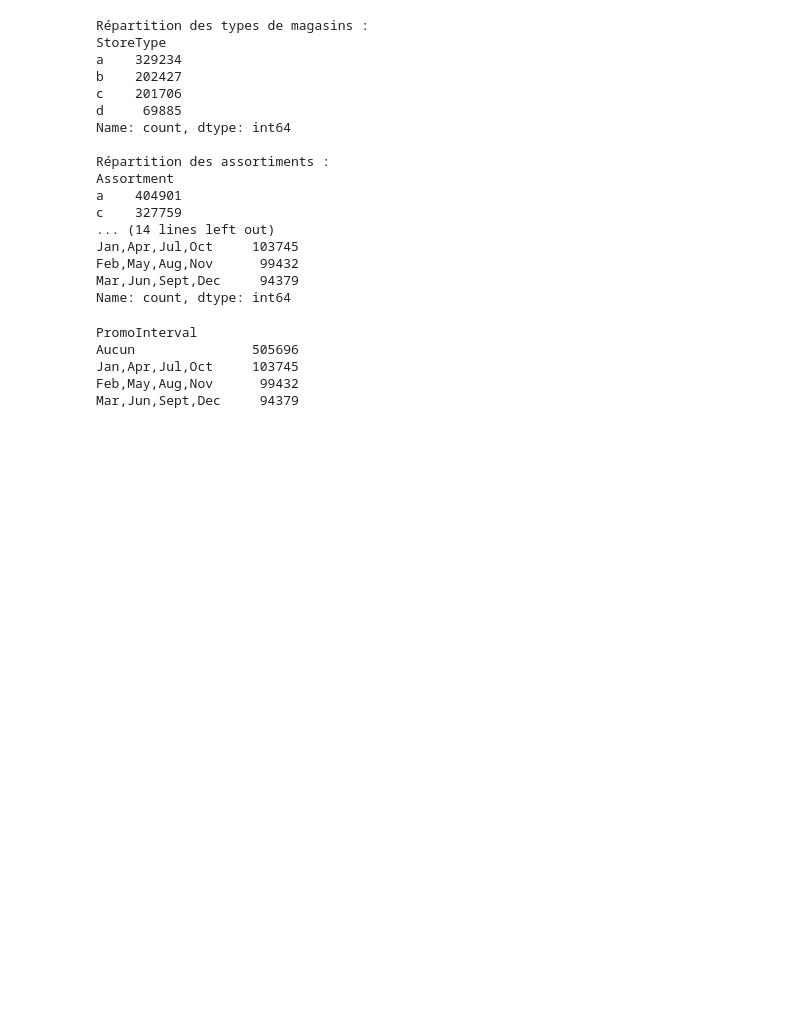
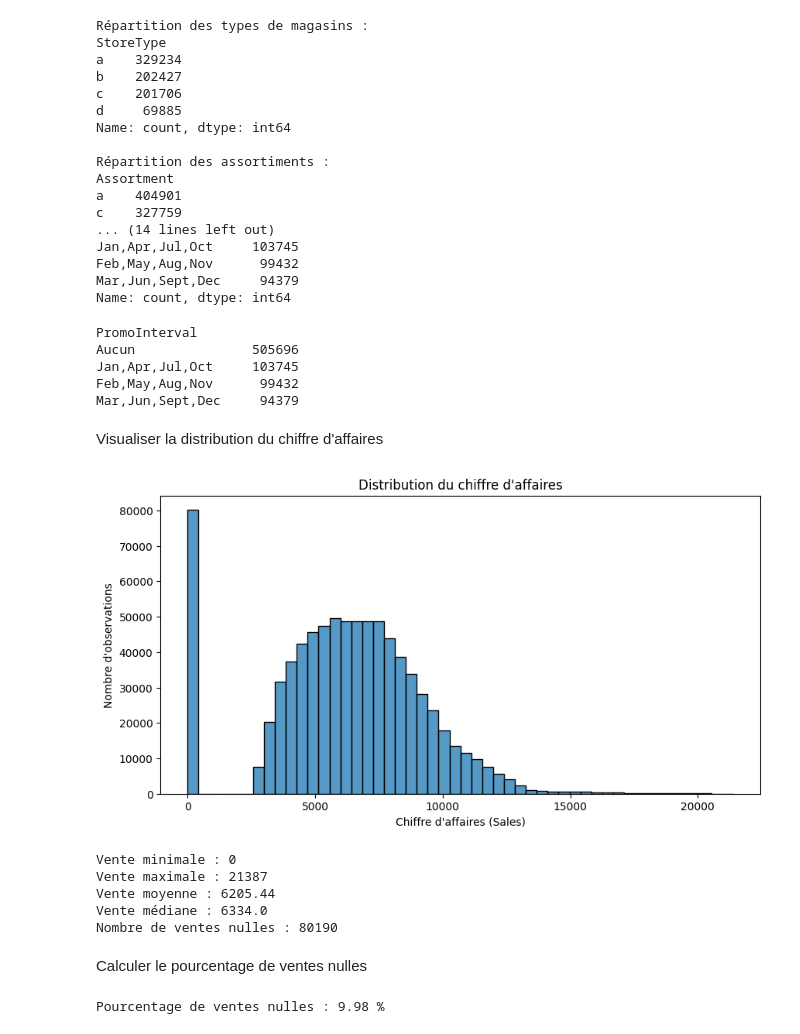
Before and after one commit to Youssoupha-ndiaye/Projet_ML_prediction_chiffres_affaires, a Jupyter notebook: Prediction_chiffres_affaires/notebooks/analyse_exploratoire.ipynb, the cells around one changed output. Saved outputs shown, nothing was run; the diff lists cells and outputs as text; code cells hidden in the pictures; blank space fills up the shorter version.

Commit message:
Ajouter la premiere visualisation de la distribution des ventes

```diff
--- a/Prediction_chiffres_affaires/notebooks/analyse_exploratoire.ipynb
+++ b/Prediction_chiffres_affaires/notebooks/analyse_exploratoire.ipynb
@@ -134,3 +134,39 @@ Aucun               505696
 Jan,Apr,Jul,Oct     103745
 Feb,May,Aug,Nov      99432
 Mar,Jun,Sept,Dec     94379
+# %% [markdown]
+Visualiser la distribution du chiffre d'affaires
+# %%
+plt.figure(figsize=(10, 5))
+
+sns.histplot(data=df, x="Sales", bins=50)
+
+plt.title("Distribution du chiffre d'affaires")
+plt.xlabel("Chiffre d'affaires (Sales)")
+plt.ylabel("Nombre d'observations")
+
+plt.show()
+# %% [output]
+[figure, added]
+# %%
+# Calculer quelques indicateurs sur la distribution des ventes
+
+print("Vente minimale :", df["Sales"].min())
+print("Vente maximale :", df["Sales"].max())
+print("Vente moyenne :", round(df["Sales"].mean(), 2))
+print("Vente médiane :", df["Sales"].median())
+print("Nombre de ventes nulles :", (df["Sales"] == 0).sum())
+# %% [output]
+Vente minimale : 0
+Vente maximale : 21387
+Vente moyenne : 6205.44
+Vente médiane : 6334.0
+Nombre de ventes nulles : 80190
+# %% [markdown]
+Calculer le pourcentage de ventes nulles
+# %%
+pourcentage_ventes_nulles = (df["Sales"].eq(0).sum() / len(df)) * 100
+
+print("Pourcentage de ventes nulles :", round(pourcentage_ventes_nulles, 2), "%")
+# %% [output]
+Pourcentage de ventes nulles : 9.98 %
```
